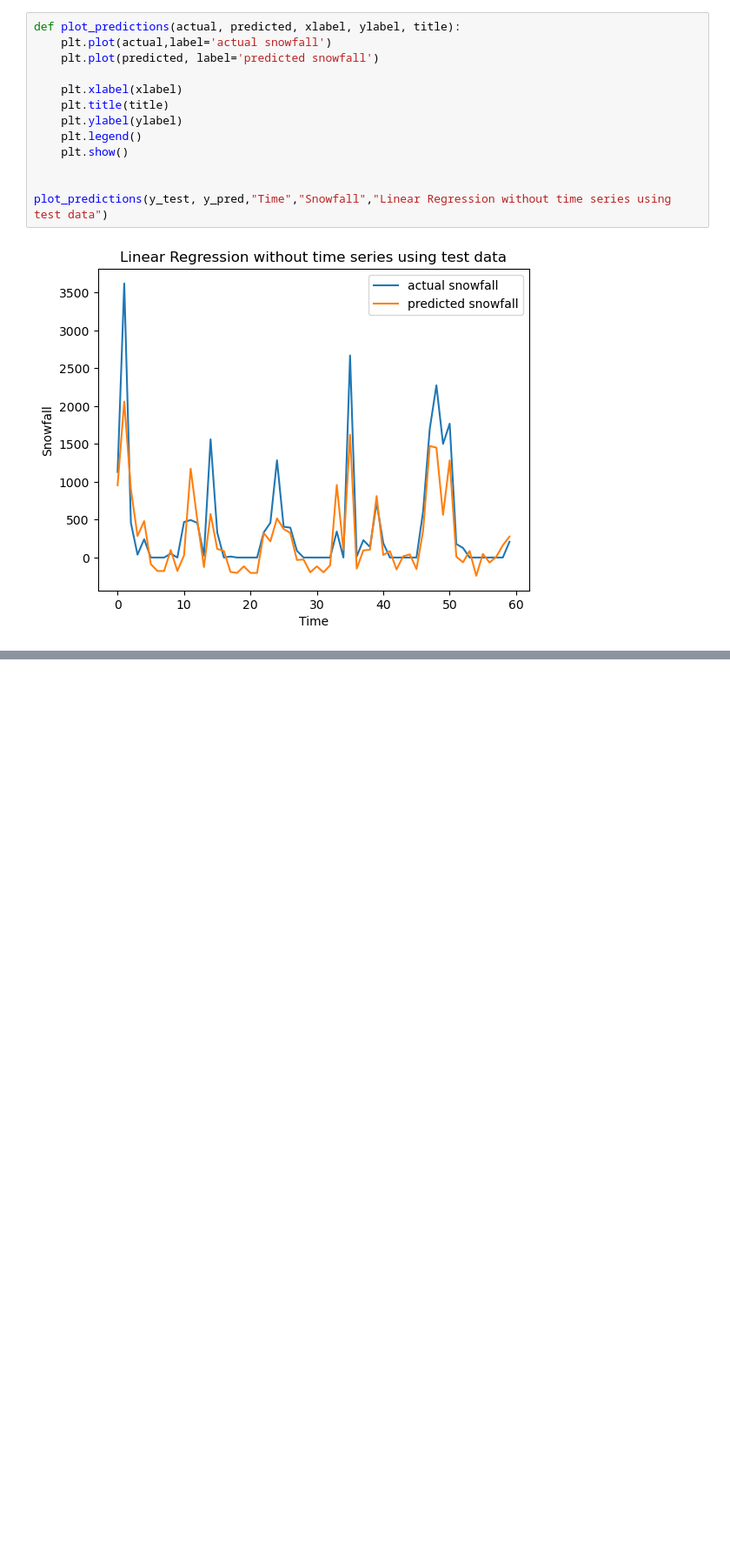
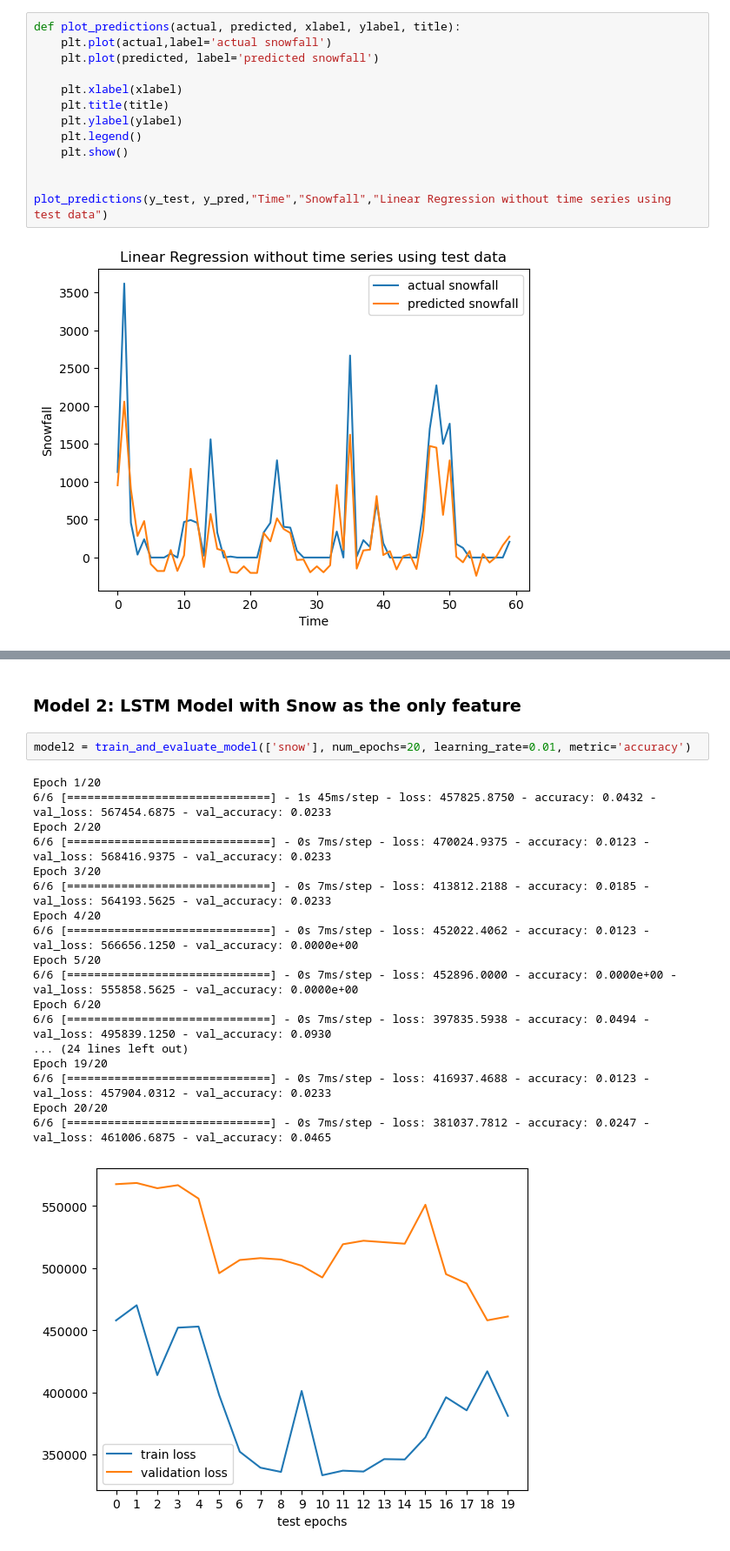
Before and after one commit to sidmanu/MIDS-W207-DeforestationAndClimate, a Jupyter notebook: notebooks/model.ipynb, the cells around one changed output, grey strips where cells are left out. Shown at 87% size. Drawn from its saved outputs; the diff is of its cells as text; blank space fills up the shorter version.

```diff
--- a/notebooks/model.ipynb
+++ b/notebooks/model.ipynb
@@ -299,0 +306,23 @@ At last epoch, Validation loss: 455916.9688
+# %% [markdown]
+### Model 2: LSTM Model with Snow as the only feature
+# %%
+model2 = train_and_evaluate_model(['snow'], num_epochs=20, learning_rate=0.01, metric='accuracy')
+# %% [output]
+Epoch 1/20
+6/6 [==============================] - 1s 45ms/step - loss: 457825.8750 - accuracy: 0.0432 - val_loss: 567454.6875 - val_accuracy: 0.0233
+Epoch 2/20
+6/6 [==============================] - 0s 7ms/step - loss: 470024.9375 - accuracy: 0.0123 - val_loss: 568416.9375 - val_accuracy: 0.0233
+Epoch 3/20
+6/6 [==============================] - 0s 7ms/step - loss: 413812.2188 - accuracy: 0.0185 - val_loss: 564193.5625 - val_accuracy: 0.0233
+Epoch 4/20
+6/6 [==============================] - 0s 7ms/step - loss: 452022.4062 - accuracy: 0.0123 - val_loss: 566656.1250 - val_accuracy: 0.0000e+00
+Epoch 5/20
+6/6 [==============================] - 0s 7ms/step - loss: 452896.0000 - accuracy: 0.0000e+00 - val_loss: 555858.5625 - val_accuracy: 0.0000e+00
+Epoch 6/20
+6/6 [==============================] - 0s 7ms/step - loss: 397835.5938 - accuracy: 0.0494 - val_loss: 495839.1250 - val_accuracy: 0.0930
+... (24 lines left out)
+Epoch 19/20
+6/6 [==============================] - 0s 7ms/step - loss: 416937.4688 - accuracy: 0.0123 - val_loss: 457904.0312 - val_accuracy: 0.0233
+Epoch 20/20
+6/6 [==============================] - 0s 7ms/step - loss: 381037.7812 - accuracy: 0.0247 - val_loss: 461006.6875 - val_accuracy: 0.0465
+[figure, added]
```
Also changed, not shown: parts of 10 cells of this notebook.
